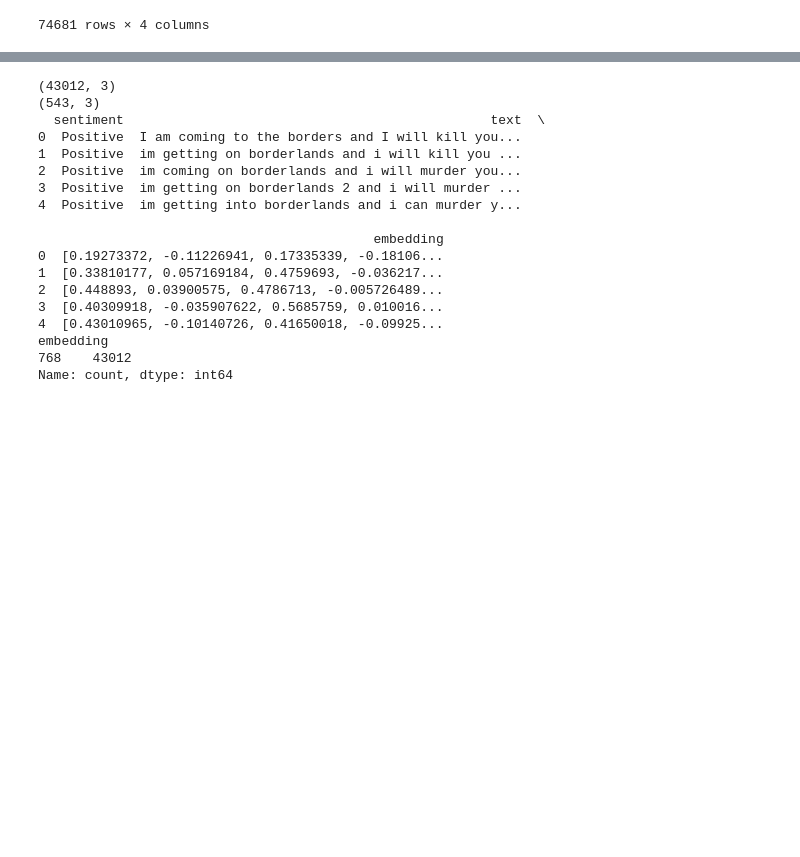
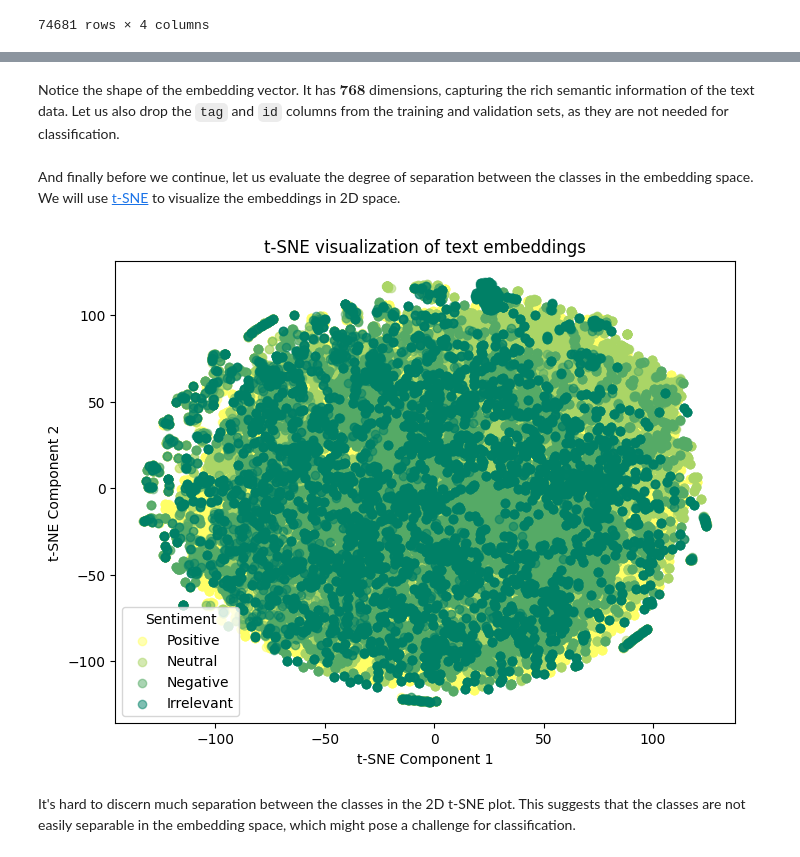
Before and after one commit to pedro-leitao/pedros-experiments, a Jupyter notebook: experiments/randomforests-embeddings.ipynb, the cells around one changed output, grey strips where cells are left out. Drawn from its saved outputs; the diff is of its cells as text; code cells hidden in the pictures; blank space fills up the shorter version.

```diff
--- a/experiments/randomforests-embeddings.ipynb
+++ b/experiments/randomforests-embeddings.ipynb
@@ -117,29 +188,45 @@ If your task is similar to the task the model of the checkpoint was trained on,
+# %% [markdown]
+Notice the shape of the embedding vector. It has $\mathbf{768}$ dimensions, capturing the rich semantic information of the text data. Let us also drop the `tag` and `id` columns from the training and validation sets, as they are not needed for classification.
 # %%
 # Drop the 'tag' and 'id' columns
 sentiment = sentiment.drop(columns=['tag', 'id'])
 sentiment_validation = sentiment_validation.drop(columns=['tag', 'id'])
-# %%
-print(sentiment.shape)
-print(sentiment_validation.shape)
-print(sentiment.head())
-# Show the embeddings length
-print(sentiment['embedding'].apply(lambda x: len(x)).value_counts())
-# %% [output]
-(43012, 3)
-(543, 3)
-  sentiment                                               text  \
-0  Positive  I am coming to the borders and I will kill you...
-1  Positive  im getting on borderlands and i will kill you ...
-2  Positive  im coming on borderlands and i will murder you...
-3  Positive  im getting on borderlands 2 and i will murder ...
-4  Positive  im getting into borderlands and i can murder y...
-
-                                           embedding
-0  [0.19273372, -0.11226941, 0.17335339, -0.18106...
-1  [0.33810177, 0.057169184, 0.4759693, -0.036217...
-2  [0.448893, 0.03900575, 0.4786713, -0.005726489...
-3  [0.40309918, -0.035907622, 0.5685759, 0.010016...
-4  [0.43010965, -0.10140726, 0.41650018, -0.09925...
-embedding
-768    43012
-Name: count, dtype: int64
+# %% [markdown]
+And finally before we continue, let us evaluate the degree of separation between the classes in the embedding space. We will use [t-SNE](pca-vs-tsne) to visualize the embeddings in 2D space.
+# %%
+# Plot a t-SNE visualization of the embeddings
+from sklearn.manifold import TSNE
+import matplotlib.pyplot as plt
+import numpy as np
+
+# Copy the sentiment DataFrame to avoid modifying the original
+sentiment_tsne = sentiment.copy()
+
+# Convert sentiment labels to numerical values
+sentiment_tsne['sentiment_num'] = sentiment['sentiment'].astype('category').cat.codes
+
+# Compute a t-SNE embedding of the embeddings
+tsne = TSNE(n_components=2)
+tsne_results = tsne.fit_transform(np.stack(sentiment_tsne['embedding']))
+
+# Plot the t-SNE visualization
+plt.figure(figsize=(8, 6))
+
+# Map the numerical values back to the original sentiment labels
+unique_sentiments = sentiment_tsne['sentiment'].unique()
+colors = plt.cm.summer_r(np.linspace(0, 1, len(unique_sentiments)))
+
+# Create a scatter plot with a legend
+for i, sentiment_label in enumerate(unique_sentiments):
+    indices = sentiment_tsne['sentiment'] == sentiment_label
+    plt.scatter(tsne_results[indices, 0], tsne_results[indices, 1], label=sentiment_label, c=[colors[i]], alpha=0.5)
+
+plt.xlabel('t-SNE Component 1')
+plt.ylabel('t-SNE Component 2')
+plt.title('t-SNE visualization of text embeddings')
+plt.legend(title='Sentiment')
+plt.show()
+# %% [output]
+[figure, added]
+# %% [markdown]
+It's hard to discern much separation between the classes in the 2D t-SNE plot. This suggests that the classes are not easily separable in the embedding space, which might pose a challenge for classification.
```
Also changed, not shown: parts of 27 cells of this notebook, 1 other file.
